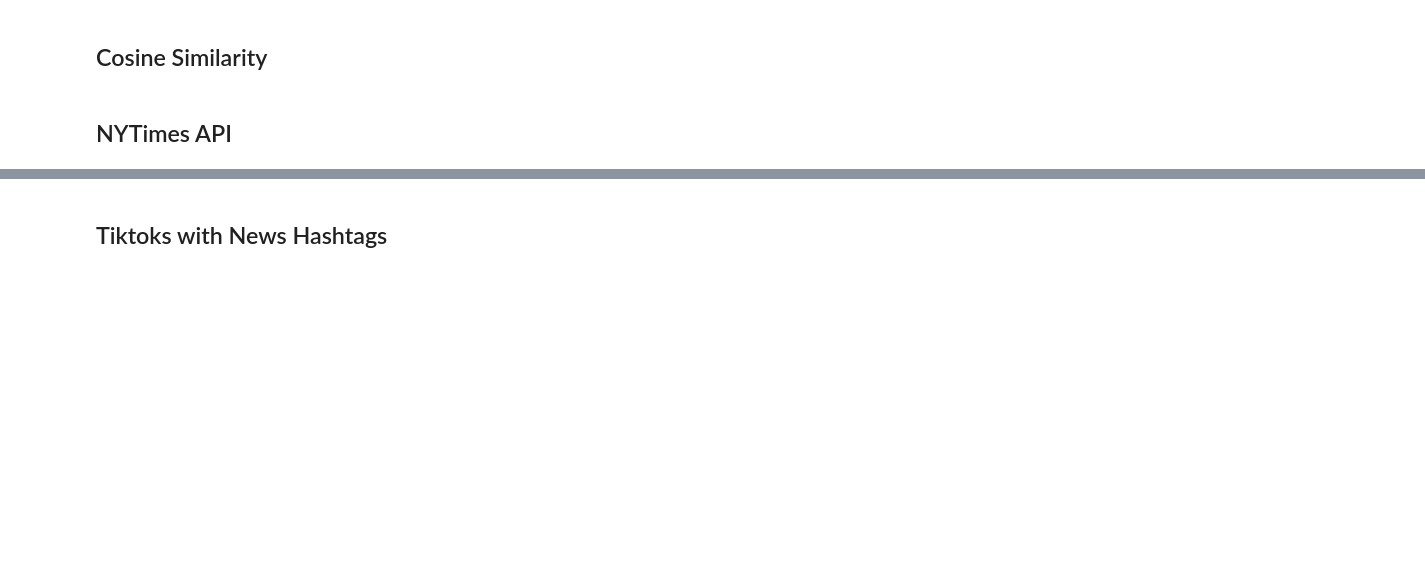
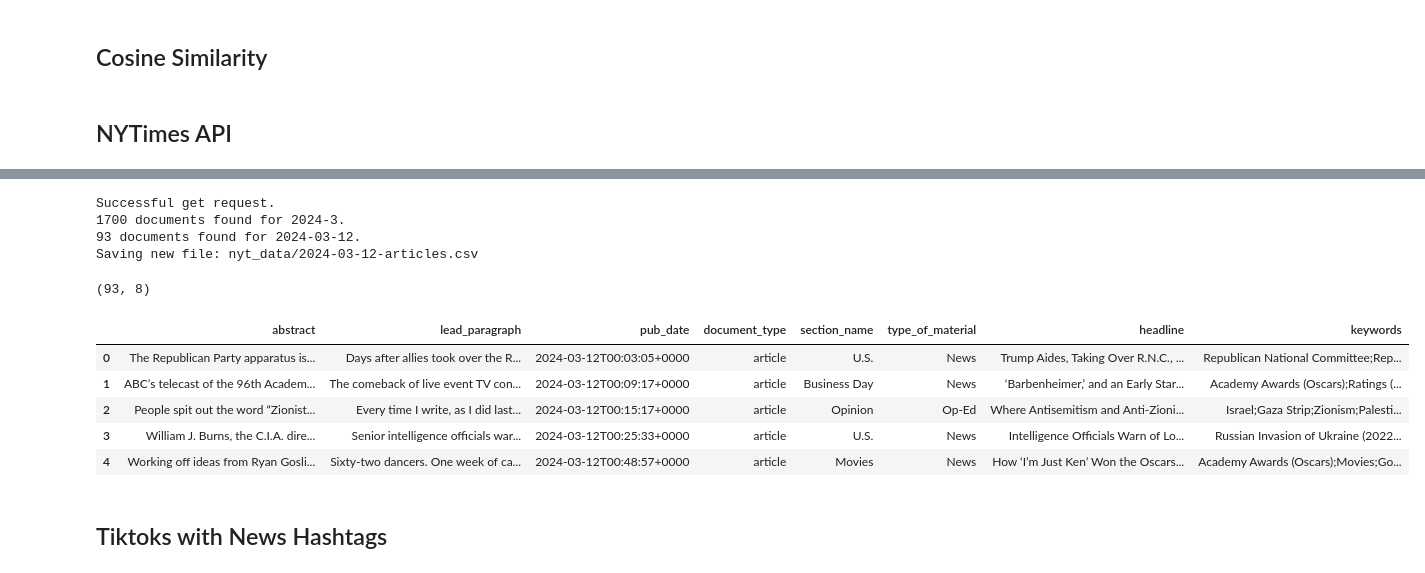
Before and after one commit to ep108/CS315_Project2_Group1, a Jupyter notebook: analysis/applying_cosine_similarity.ipynb, the cells around one changed output, grey strips where cells are left out. Saved outputs shown, nothing was run; the diff lists cells and outputs as text; code cells hidden in the pictures; blank space fills up the shorter version.

```diff
--- a/analysis/applying_cosine_similarity.ipynb
+++ b/analysis/applying_cosine_similarity.ipynb
@@ -72,8 +84,13 @@ def get_nyt_data(date,key,save_csv):
 # %%
-os.chdir('/Users/edithpo/Documents/GitHub/CS315_Project2_Group1/analysis')
-
-date = '2024-03-11'
+# Testing on one date
+date = '2024-03-12'
 key = '1DFmIMxxqdYl8wJBPqAFxtHkimk86Qtn'
 
-# nyt_data = get_nyt_data(date,key,True)
-# nyt_data.shape
+nyt_data = get_nyt_data(date,key,True)
+nyt_data.shape
+# %% [output]
+Successful get request.
+1700 documents found for 2024-3.
+93 documents found for 2024-03-12.
+Saving new file: nyt_data/2024-03-12-articles.csv
+(93, 8)
@@ -82,3 +97,12 @@ key = '1DFmIMxxqdYl8wJBPqAFxtHkimk86Qtn'
+# %%
+nyt_data.head()
+# %% [output]
+|  | abstract | lead_paragraph | pub_date | document_type | section_name | type_of_material | headline | keywords |
+| 0 | The Republican Party apparatus is... | Days after allies took over the R... | 2024-03-12T00:03:05+0000 | article | U.S. | News | Trump Aides, Taking Over R.N.C., ... | Republican National Committee;Rep... |
+| 1 | ABC’s telecast of the 96th Academ... | The comeback of live event TV con... | 2024-03-12T00:09:17+0000 | article | Business Day | News | ‘Barbenheimer,’ and an Early Star... | Academy Awards (Oscars);Ratings (... |
+| 2 | People spit out the word “Zionist... | Every time I write, as I did last... | 2024-03-12T00:15:17+0000 | article | Opinion | Op-Ed | Where Antisemitism and Anti-Zioni... | Israel;Gaza Strip;Zionism;Palesti... |
+| 3 | William J. Burns, the C.I.A. dire... | Senior intelligence officials war... | 2024-03-12T00:25:33+0000 | article | U.S. | News | Intelligence Officials Warn of Lo... | Russian Invasion of Ukraine (2022... |
+| 4 | Working off ideas from Ryan Gosli... | Sixty-two dancers. One week of ca... | 2024-03-12T00:48:57+0000 | article | Movies | News | How ‘I’m Just Ken’ Won the Oscars... | Academy Awards (Oscars);Movies;Go... |
 # %% [markdown]
 ## Tiktoks with News Hashtags
 # %%
```
Also changed, not shown: parts of 2 cells of this notebook.
